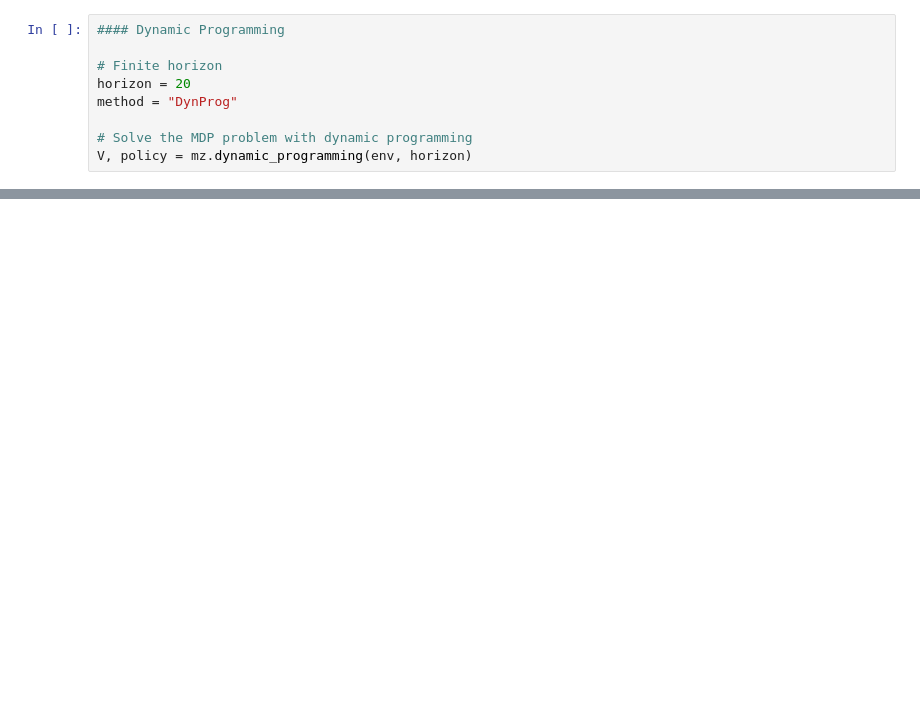
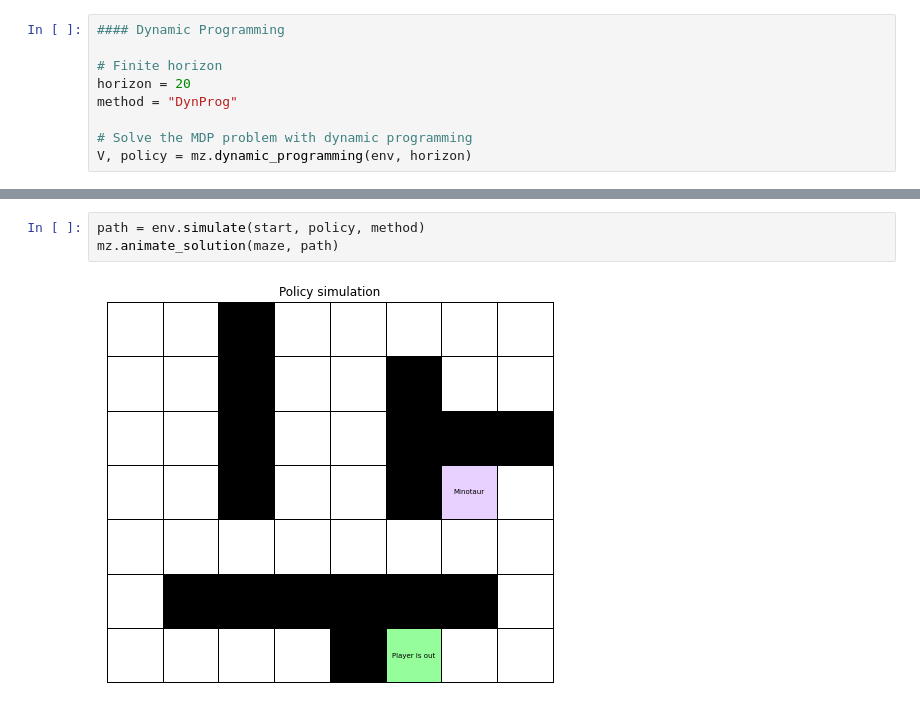
Before and after one commit to lxpr/EL2805-Reinforcement-Learning-Labs, a Jupyter notebook: Lab_1.ipynb, the cells around one changed output, grey strips where cells are left out. Saved outputs shown, nothing was run; the diff lists cells and outputs as text; blank space fills up the shorter version.

```diff
--- a/Lab_1.ipynb
+++ b/Lab_1.ipynb
@@ -95,0 +136,5 @@ for horizon in range(1, 31):
+# %%
+path = env.simulate(start, policy, method)
+mz.animate_solution(maze, path)
+# %% [output]
+[figure, added]
```
Also changed, not shown: parts of 12 cells of this notebook, 2 other files.
